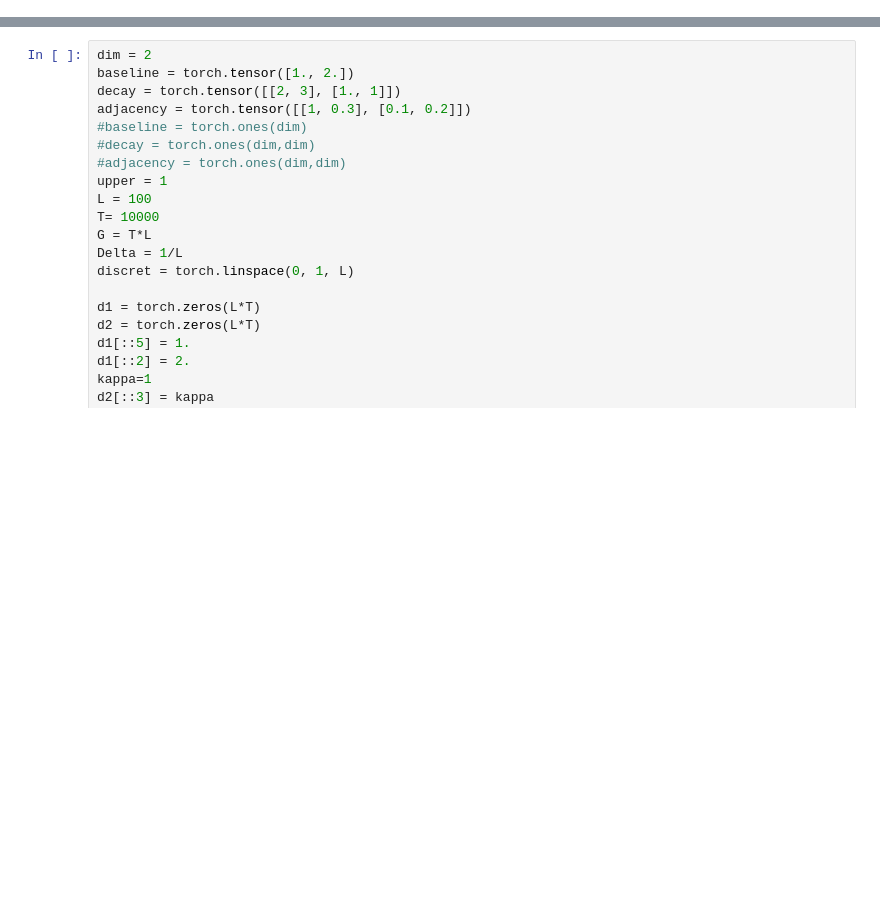
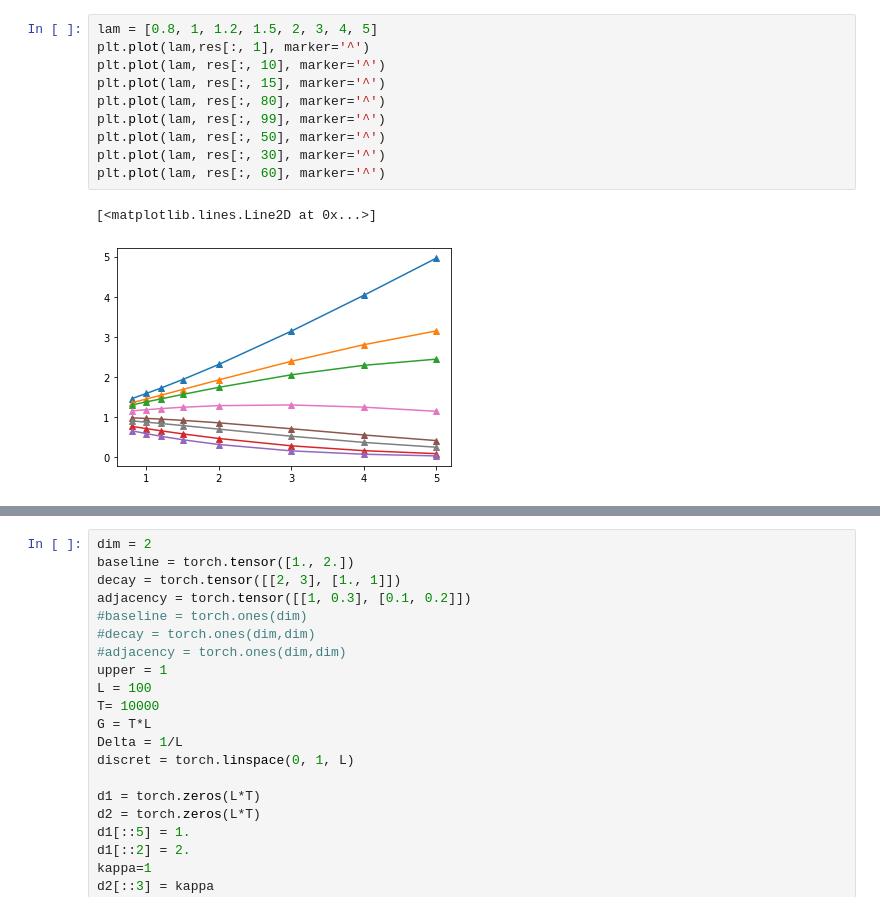
Before and after one commit to mind-inria/FaDIn, a Jupyter notebook: test.ipynb, the cells around one changed output, grey strips where cells are left out. Drawn from its saved outputs; the diff is of its cells as text; blank space fills up the shorter version.

```diff
--- a/test.ipynb
+++ b/test.ipynb
@@ -14,0 +100,13 @@ a = [2,3,4]
+# %%
+lam = [0.8, 1, 1.2, 1.5, 2, 3, 4, 5]
+plt.plot(lam,res[:, 1], marker='^')
+plt.plot(lam, res[:, 10], marker='^')
+plt.plot(lam, res[:, 15], marker='^')
+plt.plot(lam, res[:, 80], marker='^')
+plt.plot(lam, res[:, 99], marker='^')
+plt.plot(lam, res[:, 50], marker='^')
+plt.plot(lam, res[:, 30], marker='^')
+plt.plot(lam, res[:, 60], marker='^')
+# %% [output]
+[<matplotlib.lines.Line2D at 0x...>]
+[figure, added]
```
Also changed, not shown: parts of 19 cells of this notebook, 8 other files.
